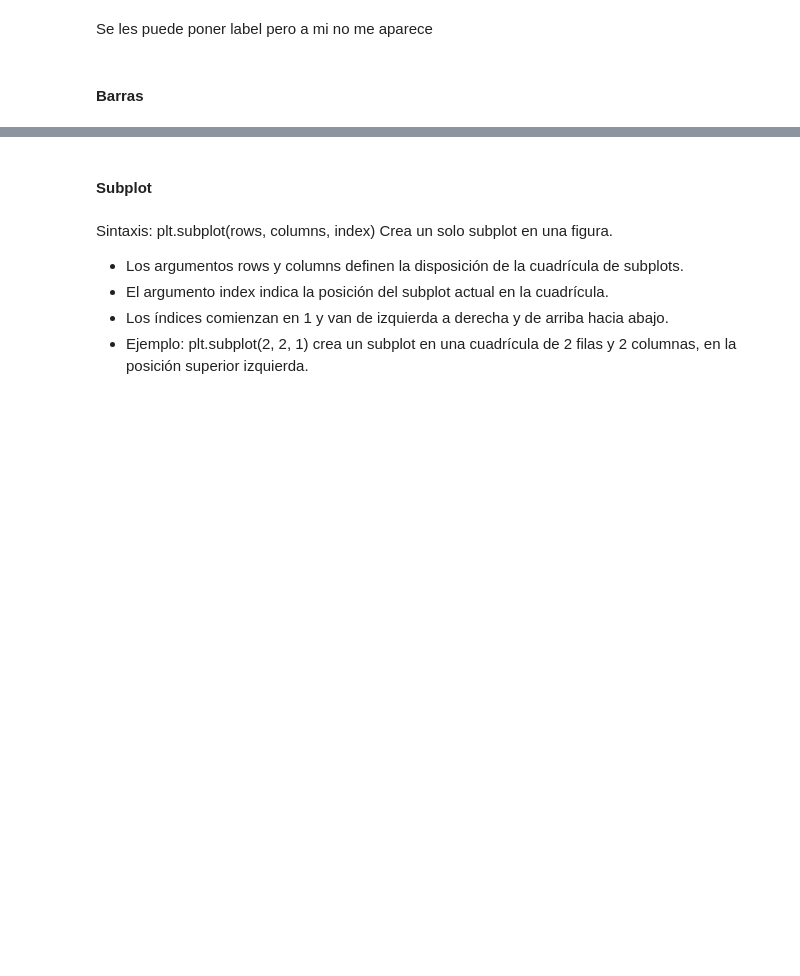
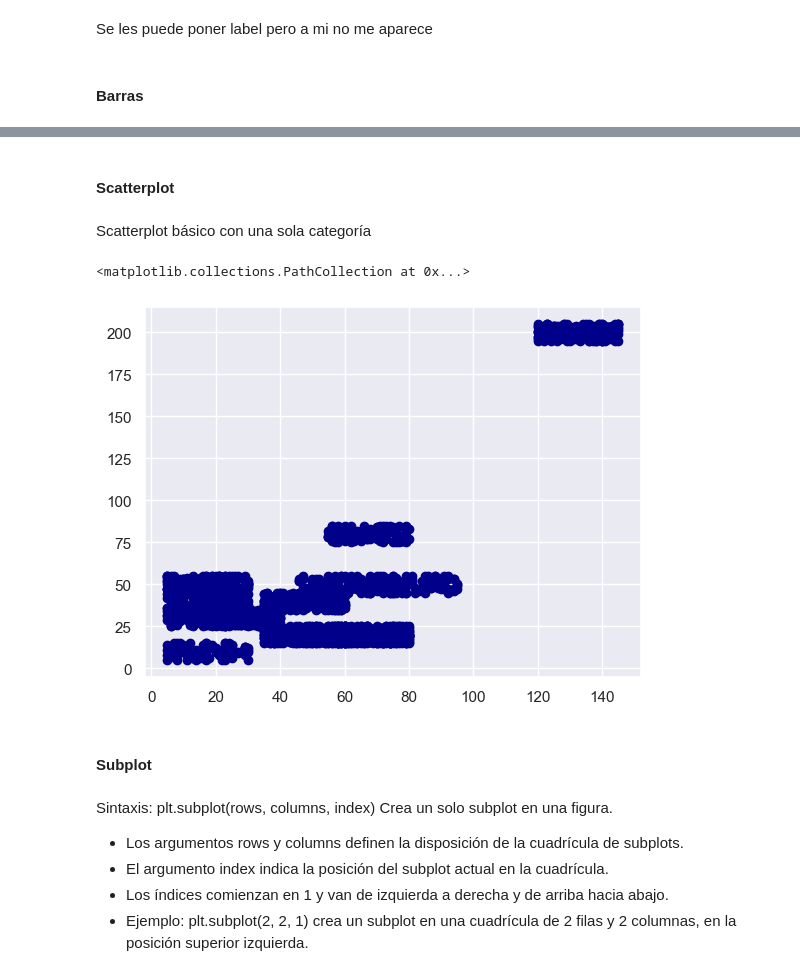
Before and after one commit to MartinaLarrea/Segundo-parcial, a Jupyter notebook: EDA/bases.ipynb, the cells around one changed output, grey strips where cells are left out. Saved outputs shown, nothing was run; the diff lists cells and outputs as text; code cells hidden in the pictures; blank space fills up the shorter version.

```diff
--- a/EDA/bases.ipynb
+++ b/EDA/bases.ipynb
@@ -13,6 +16,8 @@ Gráficos con Pandas: Utilizando métodos como df.plot() para visualizar datos d
 CSV
 # %%
 df = pd.read_csv("trees.csv")
+# %%
+cultivos = pd.read_csv("tipo_cultivo.csv")
 # %% [markdown]
 TXT
 # %%
@@ -414,3 +445,12 @@ Se les puede poner label pero a mi no me aparece
+# %% [markdown]
+#### Scatterplot
+# %% [markdown]
+Scatterplot básico con una sola categoría
+# %%
+plt.scatter(x=cultivos["Contenido_de_Fosforo"], y=cultivos["Contenido_de_Potasio"],c="DarkBlue")
+# %% [output]
+<matplotlib.collections.PathCollection at 0x...>
+[figure, added]
 # %% [markdown]
 #### Subplot
 # %% [markdown]
```
Also changed, not shown: parts of 20 cells of this notebook.
